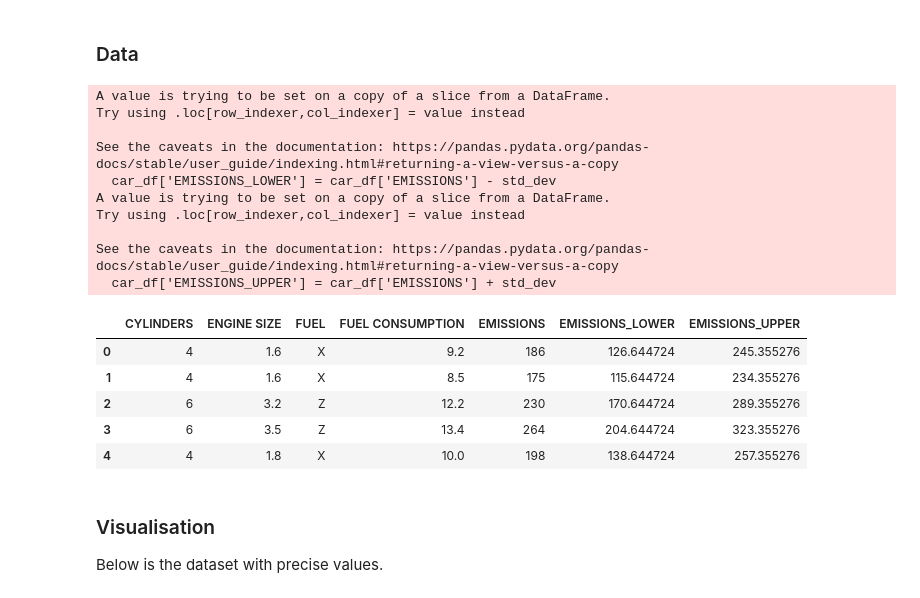
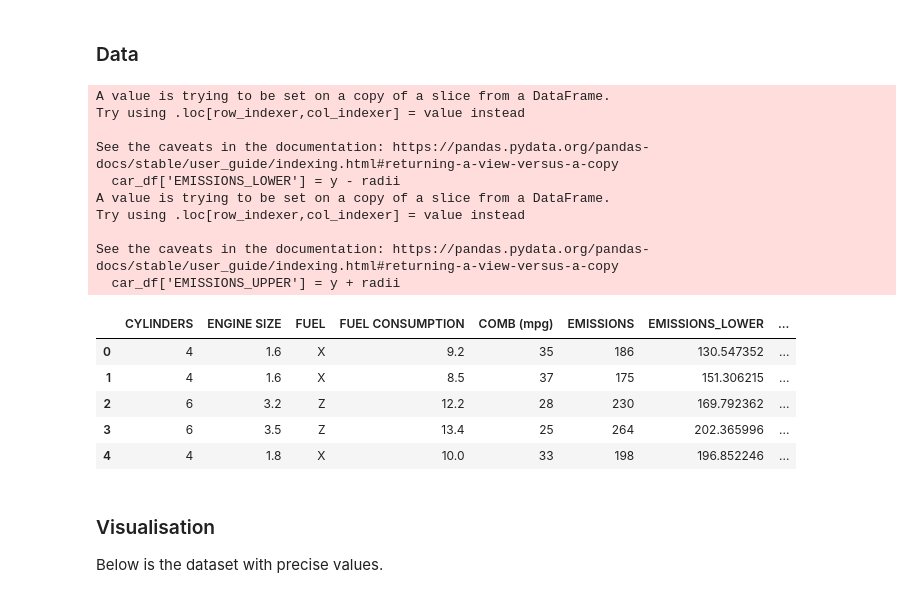
Before and after one commit to MattCodes03/Zonotopic-representation-of-multi-variable-regression-with-interval-dependent-variables, a Jupyter notebook: results_emissions_dataset.ipynb, the cells around one changed output. Cells and saved outputs as stored; diff of their text form; code cells hidden in the pictures.

```diff
--- a/results_emissions_dataset.ipynb
+++ b/results_emissions_dataset.ipynb
@@ -34,33 +36,47 @@ class Zonotope:
 # %%
 df = pd.read_csv('Data/FuelConsumption.csv')
 df.head()
 
-car_df = df[['CYLINDERS', 'ENGINE SIZE', 'FUEL', 'FUEL CONSUMPTION', 'EMISSIONS']]
+car_df = df[['CYLINDERS', 'ENGINE SIZE', 'FUEL', 'FUEL CONSUMPTION', 'COMB (mpg)', 'EMISSIONS']]
 car_df.head()
 
-# Use standard deviation to create intervals
-std_dev = car_df['EMISSIONS'].std()
-car_df['EMISSIONS_LOWER'] = car_df['EMISSIONS'] - std_dev
-car_df['EMISSIONS_UPPER'] = car_df['EMISSIONS'] + std_dev
+rng = np.random.default_rng(42)  # reproducibility
+
+y = car_df['EMISSIONS'].values
+
+# scale relative to data magnitude
+base_scale = 0.7 * np.std(y)
+
+# optional heteroscedasticity via mpg
+x = car_df['COMB (mpg)'].values
+x_scaled = (x - x.min()) / (x.max() - x.min())
+
+radii = base_scale * (0.8 + x_scaled) * np.abs(
+    rng.normal(1.0, 0.5, size=len(y))
+)
+
+car_df['EMISSIONS_LOWER'] = y - radii
+car_df['EMISSIONS_UPPER'] = y + radii
+
 
 car_df.head()
 # %% [output]
 A value is trying to be set on a copy of a slice from a DataFrame.
 Try using .loc[row_indexer,col_indexer] = value instead
 
 See the caveats in the documentation: https://pandas.pydata.org/pandas-docs/stable/user_guide/indexing.html#returning-a-view-versus-a-copy
-  car_df['EMISSIONS_LOWER'] = car_df['EMISSIONS'] - std_dev
+  car_df['EMISSIONS_LOWER'] = y - radii
 A value is trying to be set on a copy of a slice from a DataFrame.
 Try using .loc[row_indexer,col_indexer] = value instead
 
 See the caveats in the documentation: https://pandas.pydata.org/pandas-docs/stable/user_guide/indexing.html#returning-a-view-versus-a-copy
-  car_df['EMISSIONS_UPPER'] = car_df['EMISSIONS'] + std_dev
+  car_df['EMISSIONS_UPPER'] = y + radii
-|  | CYLINDERS | ENGINE SIZE | FUEL | FUEL CONSUMPTION | EMISSIONS | EMISSIONS_LOWER | EMISSIONS_UPPER |
-| 0 | 4 | 1.6 | X | 9.2 | 186 | 126.644724 | 245.355276 |
-| 1 | 4 | 1.6 | X | 8.5 | 175 | 115.644724 | 234.355276 |
-| 2 | 6 | 3.2 | Z | 12.2 | 230 | 170.644724 | 289.355276 |
-| 3 | 6 | 3.5 | Z | 13.4 | 264 | 204.644724 | 323.355276 |
-| 4 | 4 | 1.8 | X | 10.0 | 198 | 138.644724 | 257.355276 |
+|  | CYLINDERS | ENGINE SIZE | FUEL | FUEL CONSUMPTION | COMB (mpg) | EMISSIONS | EMISSIONS_LOWER | ... |
+| 0 | 4 | 1.6 | X | 9.2 | 35 | 186 | 130.547352 | ... |
+| 1 | 4 | 1.6 | X | 8.5 | 37 | 175 | 151.306215 | ... |
+| 2 | 6 | 3.2 | Z | 12.2 | 28 | 230 | 169.792362 | ... |
+| 3 | 6 | 3.5 | Z | 13.4 | 25 | 264 | 202.365996 | ... |
+| 4 | 4 | 1.8 | X | 10.0 | 33 | 198 | 196.852246 | ... |
 # %% [markdown]
 ### Visualisation
 
```
Also changed, not shown: parts of 5 cells of this notebook.
